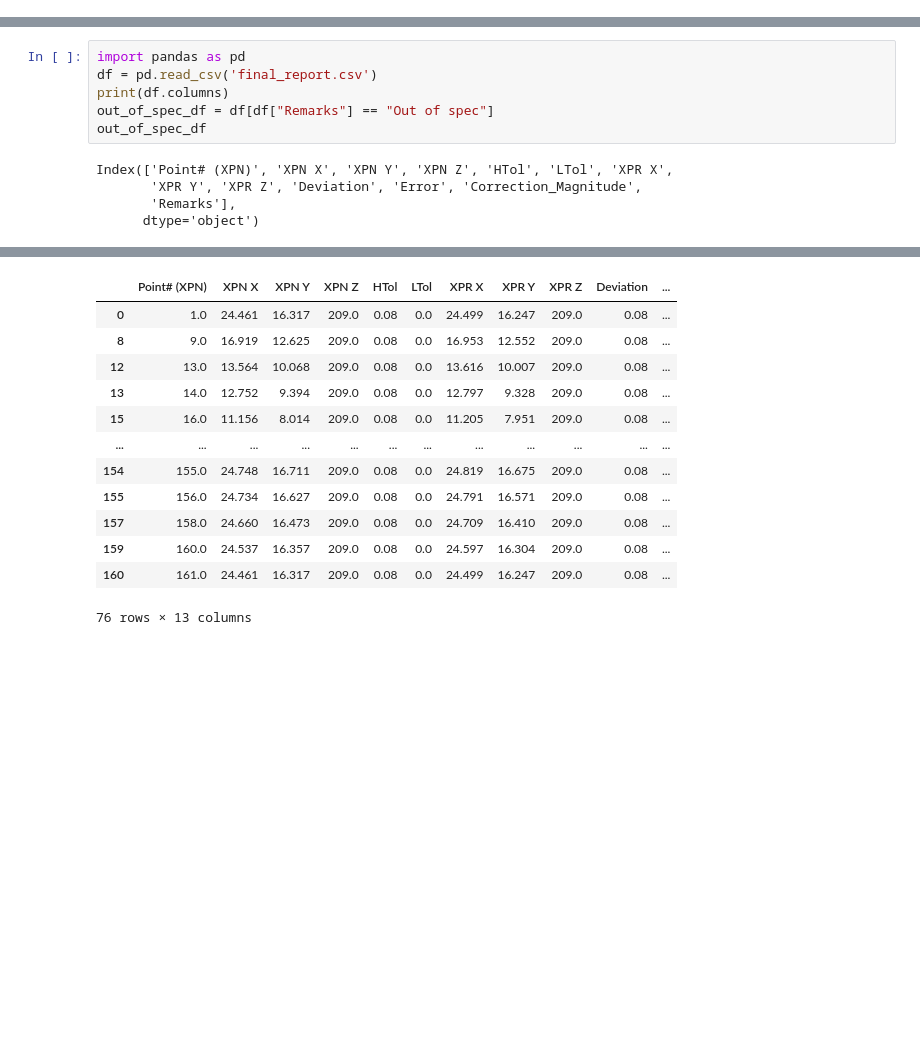
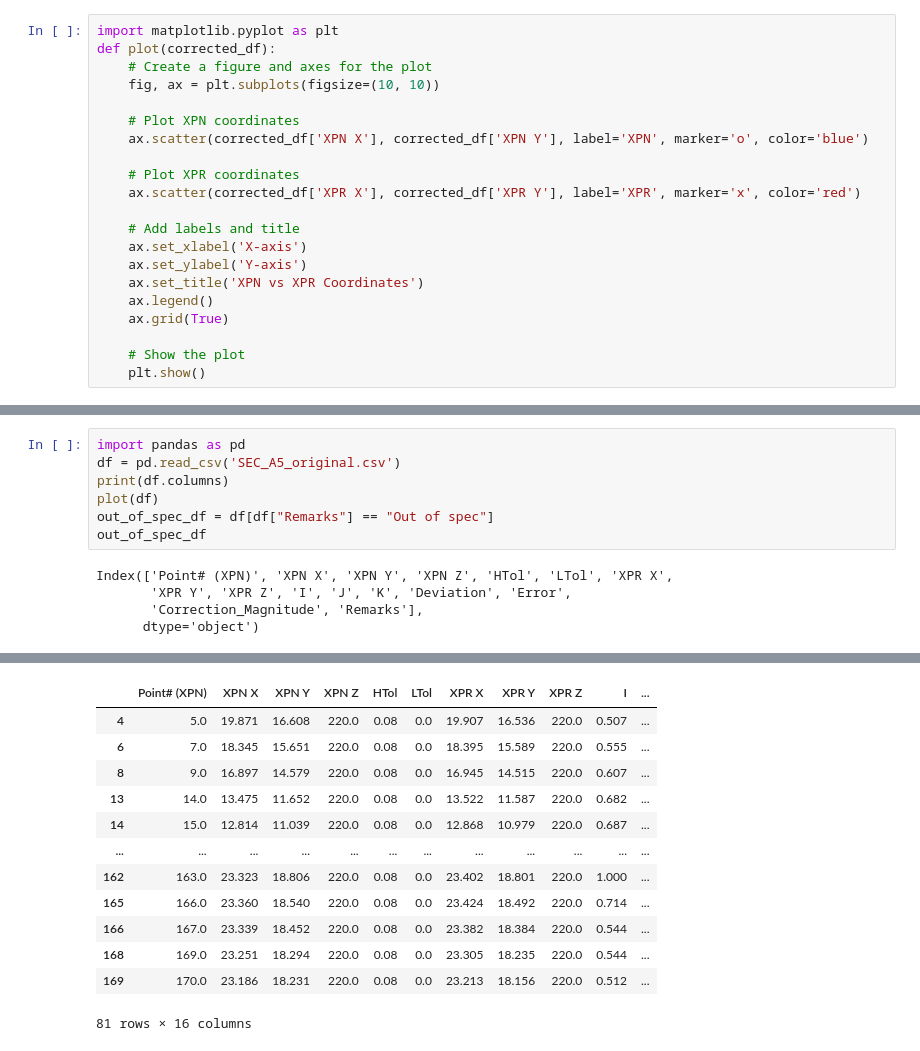
Before and after one commit to vkkaniganti/turbine, a Jupyter notebook: test.ipynb, the cells around one changed output, grey strips where cells are left out. Saved outputs shown, nothing was run; the diff lists cells and outputs as text; blank space fills up the shorter version.

```diff
--- a/test.ipynb
+++ b/test.ipynb
@@ -0,0 +1,21 @@
+# %%
+import matplotlib.pyplot as plt
+def plot(corrected_df):
+    # Create a figure and axes for the plot
+    fig, ax = plt.subplots(figsize=(10, 10))
+
+    # Plot XPN coordinates
+    ax.scatter(corrected_df['XPN X'], corrected_df['XPN Y'], label='XPN', marker='o', color='blue')
+
+    # Plot XPR coordinates
+    ax.scatter(corrected_df['XPR X'], corrected_df['XPR Y'], label='XPR', marker='x', color='red')
+
+    # Add labels and title
+    ax.set_xlabel('X-axis')
+    ax.set_ylabel('Y-axis')
+    ax.set_title('XPN vs XPR Coordinates')
+    ax.legend()
+    ax.grid(True)
+
+    # Show the plot
+    plt.show()
@@ -1,11 +53,12 @@
 # %%
 import pandas as pd
-df = pd.read_csv('final_report.csv')
+df = pd.read_csv('SEC_A5_original.csv')
 print(df.columns)
+plot(df)
 out_of_spec_df = df[df["Remarks"] == "Out of spec"]
 out_of_spec_df
 # %% [output]
 Index(['Point# (XPN)', 'XPN X', 'XPN Y', 'XPN Z', 'HTol', 'LTol', 'XPR X',
-       'XPR Y', 'XPR Z', 'Deviation', 'Error', 'Correction_Magnitude',
-       'Remarks'],
+       'XPR Y', 'XPR Z', 'I', 'J', 'K', 'Deviation', 'Error',
+       'Correction_Magnitude', 'Remarks'],
       dtype='object')
@@ -12,16 +66,16 @@ Index(['Point# (XPN)', 'XPN X', 'XPN Y', 'XPN Z', 'HTol', 'LTol', 'XPR X',
-|  | Point# (XPN) | XPN X | XPN Y | XPN Z | HTol | LTol | XPR X | XPR Y | XPR Z | Deviation | ... |
-| 0 | 1.0 | 24.461 | 16.317 | 209.0 | 0.08 | 0.0 | 24.499 | 16.247 | 209.0 | 0.08 | ... |
-| 8 | 9.0 | 16.919 | 12.625 | 209.0 | 0.08 | 0.0 | 16.953 | 12.552 | 209.0 | 0.08 | ... |
-| 12 | 13.0 | 13.564 | 10.068 | 209.0 | 0.08 | 0.0 | 13.616 | 10.007 | 209.0 | 0.08 | ... |
-| 13 | 14.0 | 12.752 | 9.394 | 209.0 | 0.08 | 0.0 | 12.797 | 9.328 | 209.0 | 0.08 | ... |
-| 15 | 16.0 | 11.156 | 8.014 | 209.0 | 0.08 | 0.0 | 11.205 | 7.951 | 209.0 | 0.08 | ... |
+|  | Point# (XPN) | XPN X | XPN Y | XPN Z | HTol | LTol | XPR X | XPR Y | XPR Z | I | ... |
+| 4 | 5.0 | 19.871 | 16.608 | 220.0 | 0.08 | 0.0 | 19.907 | 16.536 | 220.0 | 0.507 | ... |
+| 6 | 7.0 | 18.345 | 15.651 | 220.0 | 0.08 | 0.0 | 18.395 | 15.589 | 220.0 | 0.555 | ... |
+| 8 | 9.0 | 16.897 | 14.579 | 220.0 | 0.08 | 0.0 | 16.945 | 14.515 | 220.0 | 0.607 | ... |
+| 13 | 14.0 | 13.475 | 11.652 | 220.0 | 0.08 | 0.0 | 13.522 | 11.587 | 220.0 | 0.682 | ... |
+| 14 | 15.0 | 12.814 | 11.039 | 220.0 | 0.08 | 0.0 | 12.868 | 10.979 | 220.0 | 0.687 | ... |
 | ... | ... | ... | ... | ... | ... | ... | ... | ... | ... | ... | ... |
-| 154 | 155.0 | 24.748 | 16.711 | 209.0 | 0.08 | 0.0 | 24.819 | 16.675 | 209.0 | 0.08 | ... |
-| 155 | 156.0 | 24.734 | 16.627 | 209.0 | 0.08 | 0.0 | 24.791 | 16.571 | 209.0 | 0.08 | ... |
-| 157 | 158.0 | 24.660 | 16.473 | 209.0 | 0.08 | 0.0 | 24.709 | 16.410 | 209.0 | 0.08 | ... |
-| 159 | 160.0 | 24.537 | 16.357 | 209.0 | 0.08 | 0.0 | 24.597 | 16.304 | 209.0 | 0.08 | ... |
-| 160 | 161.0 | 24.461 | 16.317 | 209.0 | 0.08 | 0.0 | 24.499 | 16.247 | 209.0 | 0.08 | ... |
+| 162 | 163.0 | 23.323 | 18.806 | 220.0 | 0.08 | 0.0 | 23.402 | 18.801 | 220.0 | 1.000 | ... |
+| 165 | 166.0 | 23.360 | 18.540 | 220.0 | 0.08 | 0.0 | 23.424 | 18.492 | 220.0 | 0.714 | ... |
+| 166 | 167.0 | 23.339 | 18.452 | 220.0 | 0.08 | 0.0 | 23.382 | 18.384 | 220.0 | 0.544 | ... |
+| 168 | 169.0 | 23.251 | 18.294 | 220.0 | 0.08 | 0.0 | 23.305 | 18.235 | 220.0 | 0.544 | ... |
+| 169 | 170.0 | 23.186 | 18.231 | 220.0 | 0.08 | 0.0 | 23.213 | 18.156 | 220.0 | 0.512 | ... |
-76 rows × 13 columns
+81 rows × 16 columns
 # %%
 import numpy as np
 import pandas as pd
```
Also changed, not shown: parts of 6 cells of this notebook, 11 other files.
